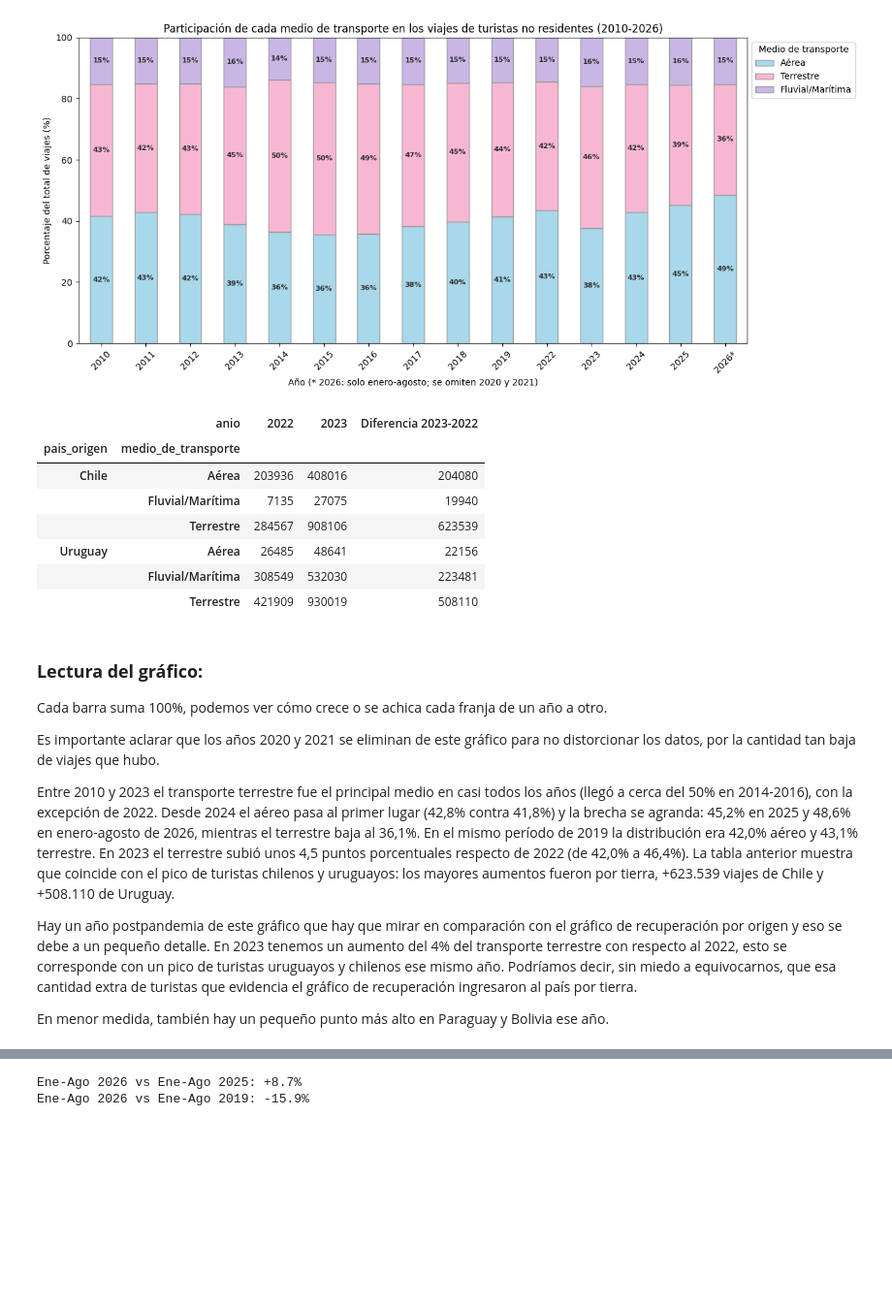
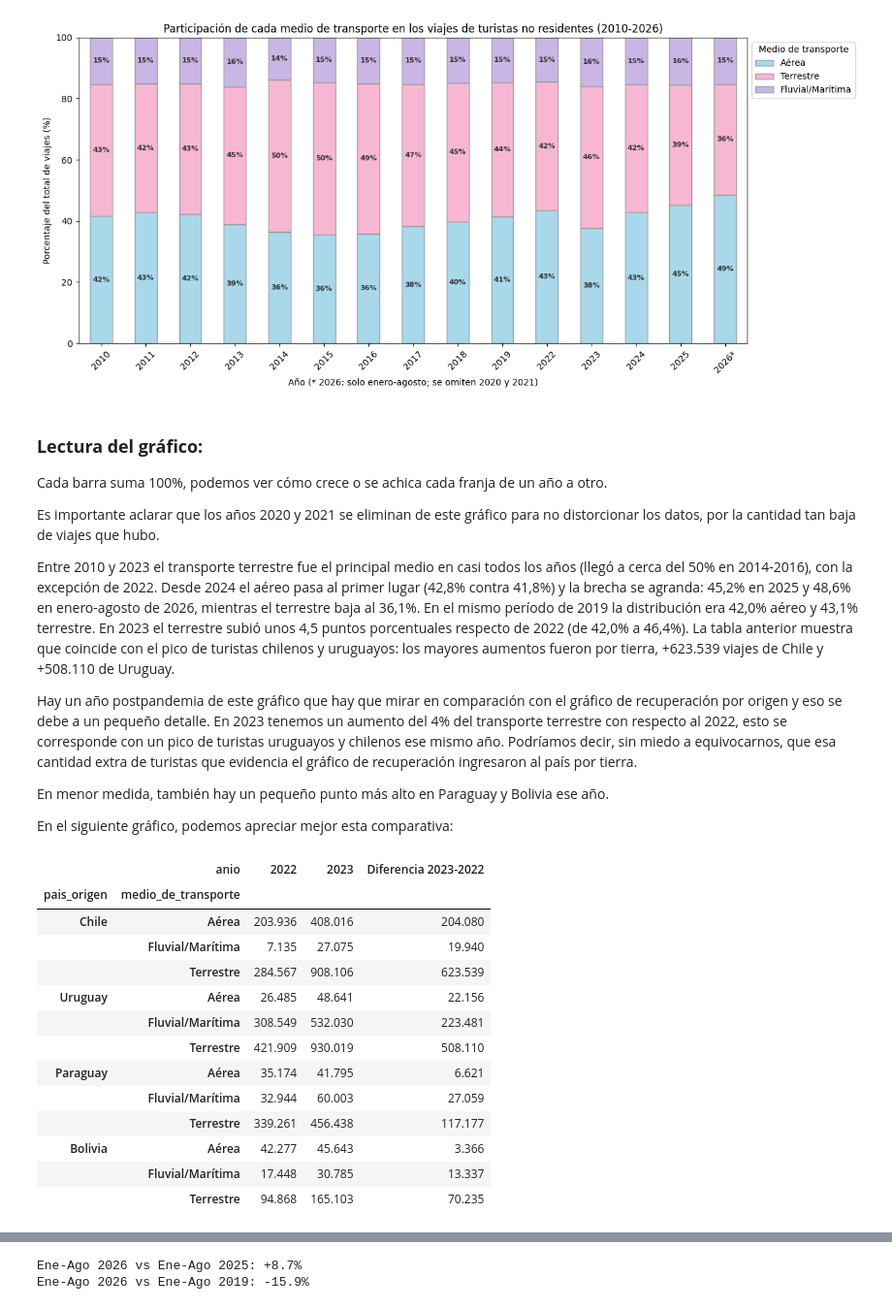
Before and after one commit to SariChiba/Analisis_Turismo_No_Residente, a Jupyter notebook: notebook/Analisis_turismo.ipynb, the cells around one changed output, grey strips where cells are left out. Shown at 97% size. Saved outputs shown, nothing was run; the diff lists cells and outputs as text; code cells hidden in the pictures; blank space fills up the shorter version.

```diff
--- a/notebook/Analisis_turismo.ipynb
+++ b/notebook/Analisis_turismo.ipynb
@@ -940,19 +940,6 @@ plt.savefig('participacion_transporte.png')
 plt.show()
 # %% [output]
 [figure]
-# %%
-cruce = turismo[turismo['anio'].isin([2022, 2023]) & turismo['pais_origen'].isin(['Chile', 'Uruguay'])].groupby(['pais_origen', 'medio_de_transporte', 'anio'])['viajes_de_turistas_no_residentes'].sum().unstack()
-cruce['Diferencia 2023-2022'] = cruce[2023] - cruce[2022]
-display(cruce)
-# %% [output]
-|  | anio | 2022 | 2023 | Diferencia 2023-2022 |
-| pais_origen | medio_de_transporte |  |  |  |
-| Chile | Aérea | 203936 | 408016 | 204080 |
-|  | Fluvial/Marítima | 7135 | 27075 | 19940 |
-|  | Terrestre | 284567 | 908106 | 623539 |
-| Uruguay | Aérea | 26485 | 48641 | 22156 |
-|  | Fluvial/Marítima | 308549 | 532030 | 223481 |
-|  | Terrestre | 421909 | 930019 | 508110 |
 # %% [markdown]
 ### **Lectura del gráfico:**
 Cada barra suma 100%, podemos ver cómo crece o se achica cada franja de un año a otro.
@@ -965,3 +952,31 @@ En 2023 el terrestre subió unos 4,5 puntos porcentuales respecto de 2022 (de 42
 Hay un año postpandemia de este gráfico que hay que mirar en comparación con el gráfico de recuperación por origen y eso se debe a un pequeño detalle. En 2023 tenemos un aumento del 4% del transporte terrestre con respecto al 2022, esto se corresponde con un pico de turistas uruguayos y chilenos ese mismo año. Podríamos decir, sin miedo a equivocarnos, que esa cantidad extra de turistas que evidencia el gráfico de recuperación ingresaron al país por tierra.
 
 En menor medida, también hay un pequeño punto más alto en Paraguay y Bolivia ese año.
+
+En el siguiente gráfico, podemos apreciar mejor esta comparativa:
+# %%
+#Agrupamos todo por país, medio de transporte y año, sumamos, y desapilamos el año
+cruce_completo = turismo.groupby(['pais_origen', 'medio_de_transporte', 'anio'])['viajes_de_turistas_no_residentes'].sum().unstack()
+
+#Filtramos en el DataFrame resultante solo los países y años que nos interesan
+cruce = cruce_completo.loc[['Chile', 'Uruguay', 'Paraguay', 'Bolivia'], [2022, 2023]]
+
+#Calculamos la diferencia directamente
+cruce['Diferencia 2023-2022'] = cruce[2023] - cruce[2022]
+
+cruce.style.format(thousands=".")
+# %% [output]
+|  | anio | 2022 | 2023 | Diferencia 2023-2022 |
+| pais_origen | medio_de_transporte |  |  |  |
+| Chile | Aérea | 203.936 | 408.016 | 204.080 |
+|  | Fluvial/Marítima | 7.135 | 27.075 | 19.940 |
+|  | Terrestre | 284.567 | 908.106 | 623.539 |
+| Uruguay | Aérea | 26.485 | 48.641 | 22.156 |
+|  | Fluvial/Marítima | 308.549 | 532.030 | 223.481 |
+|  | Terrestre | 421.909 | 930.019 | 508.110 |
+| Paraguay | Aérea | 35.174 | 41.795 | 6.621 |
+|  | Fluvial/Marítima | 32.944 | 60.003 | 27.059 |
+|  | Terrestre | 339.261 | 456.438 | 117.177 |
+| Bolivia | Aérea | 42.277 | 45.643 | 3.366 |
+|  | Fluvial/Marítima | 17.448 | 30.785 | 13.337 |
+|  | Terrestre | 94.868 | 165.103 | 70.235 |
```
Also changed, not shown: parts of 7 cells of this notebook.
